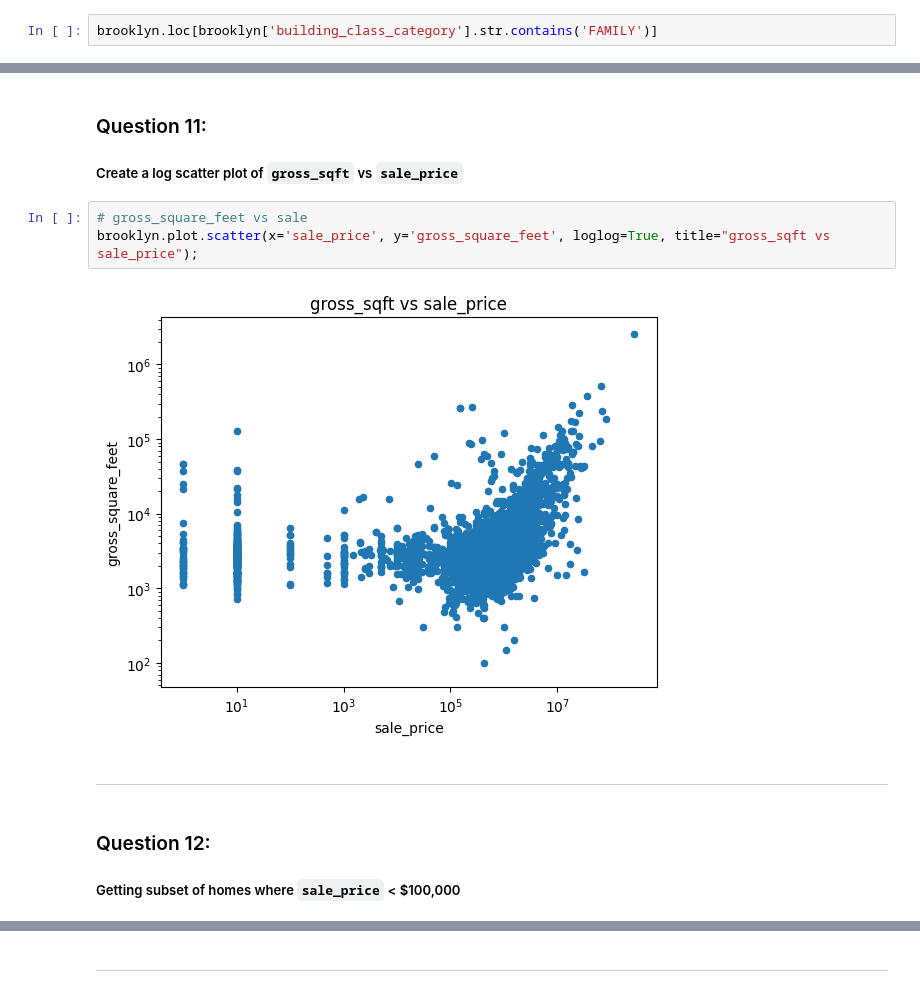
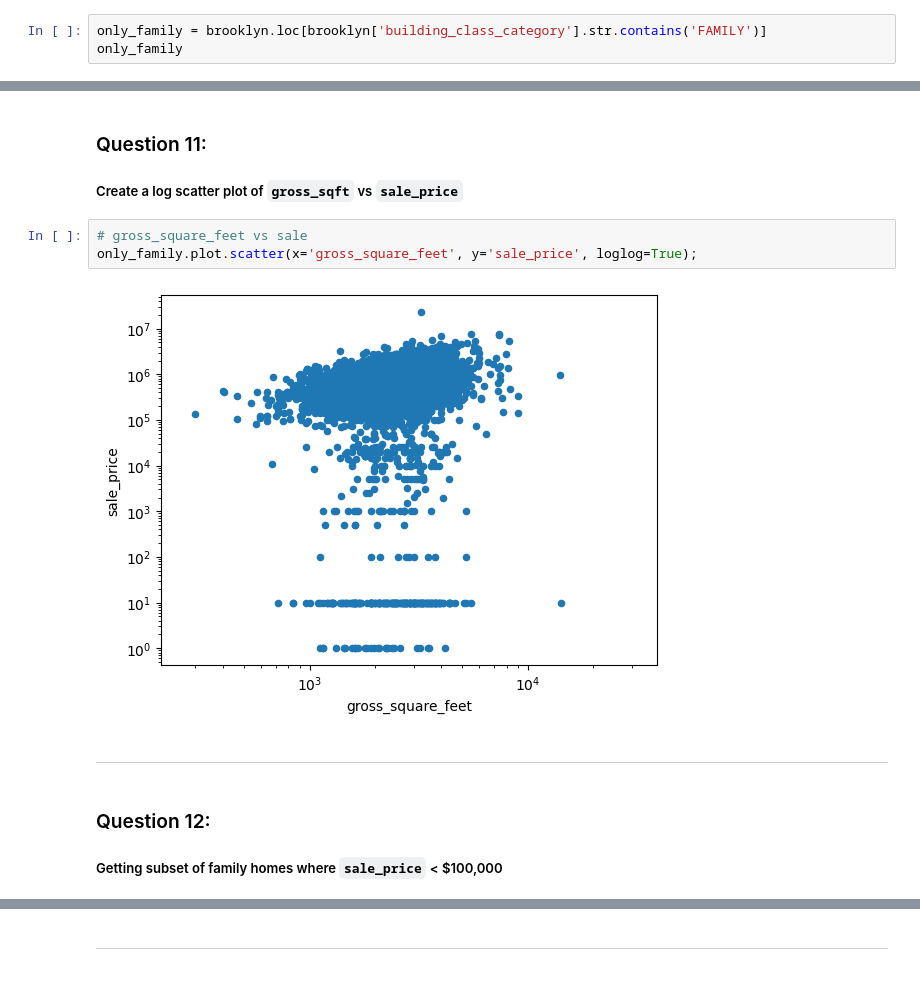
Before and after one commit to gronk-droid/fit2022fall, a Jupyter notebook: cse4510/assignments/gbutlerAssignment1.ipynb, the cells around one changed output, grey strips where cells are left out. Saved outputs shown, nothing was run; the diff lists cells and outputs as text.

```diff
--- a/cse4510/assignments/gbutlerAssignment1.ipynb
+++ b/cse4510/assignments/gbutlerAssignment1.ipynb
@@ -230,7 +240,8 @@ brooklyn['sale_price'].value_counts().plot.bar();
 ### Question 10:
 ##### Filtering data by family homes
 # %%
-brooklyn.loc[brooklyn['building_class_category'].str.contains('FAMILY')]
+only_family = brooklyn.loc[brooklyn['building_class_category'].str.contains('FAMILY')]
+only_family
 # %% [output]
 |  | borough | neighborhood | building_class_category | tax_class_at_present | block | lot | ease-ment | ... |
 | 25 | 3 | BATH BEACH | 01 ONE FAMILY HOMES | 1 | 6363 | 23 |  | ... |
@@ -250,12 +261,12 @@ brooklyn.loc[brooklyn['building_class_category'].str.contains('FAMILY')]
 ##### Create a log scatter plot of `gross_sqft` vs `sale_price`
 # %%
 # gross_square_feet vs sale
-brooklyn.plot.scatter(x='sale_price', y='gross_square_feet', loglog=True, title="gross_sqft vs sale_price");
+only_family.plot.scatter(x='gross_square_feet', y='sale_price', loglog=True);
 # %% [output]
-[figure, old version]
+[figure, new version]
 # %% [markdown]
 - - -
 # %% [markdown]
 ### Question 12:
-##### Getting subset of homes where `sale_price` < $100,000
+##### Getting subset of family homes where `sale_price` < $100,000
 # %%
```
Also changed, not shown: parts of 16 cells of this notebook.
